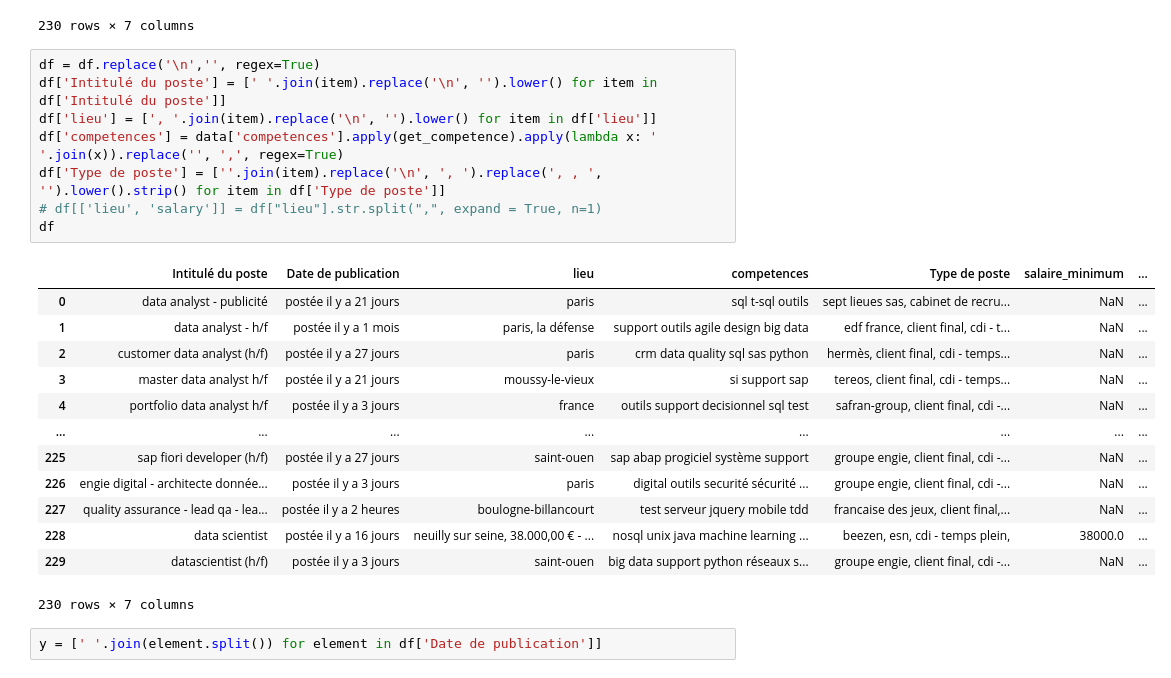
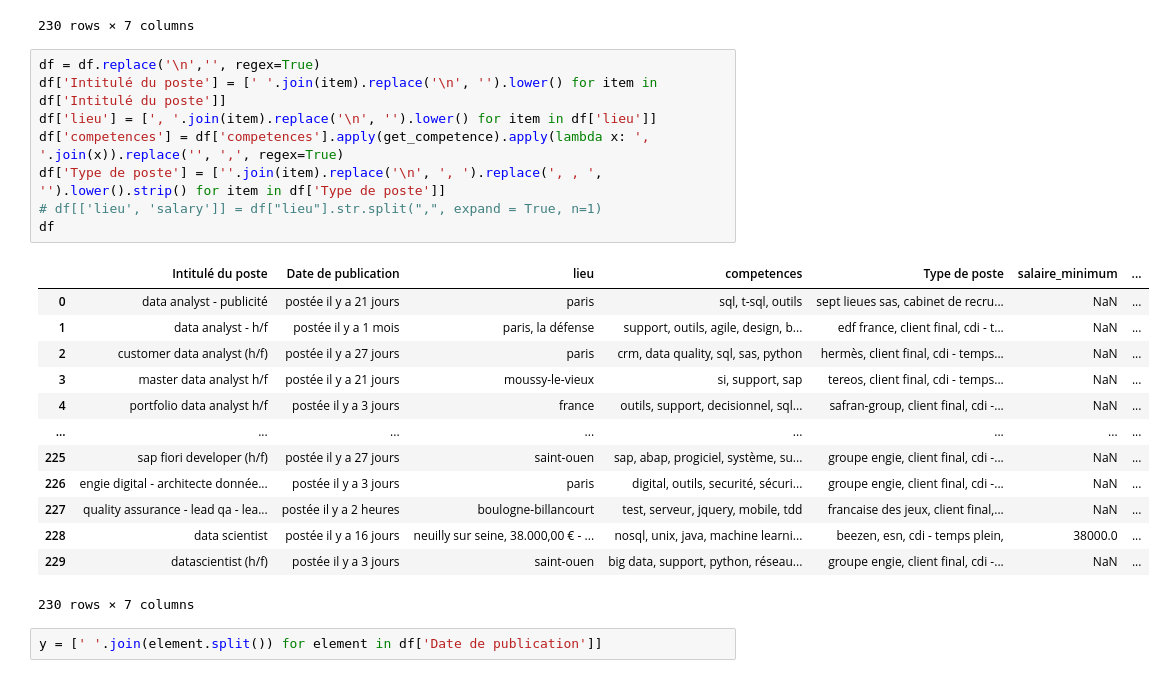
Before and after one commit to data-IA-2022/Find_job_Fengfeng_Asmae_David, a Jupyter notebook: Find_job_Cleaning.ipynb, the cells around one changed output. Cells and saved outputs as stored; diff of their text form.

```diff
--- a/Find_job_Cleaning.ipynb
+++ b/Find_job_Cleaning.ipynb
@@ -55,24 +55,24 @@ df
 # %%
 df = df.replace('\n','', regex=True)
 df['Intitulé du poste'] = [' '.join(item).replace('\n', '').lower() for item in df['Intitulé du poste']]
 df['lieu'] = [', '.join(item).replace('\n', '').lower() for item in df['lieu']]
-df['competences'] = data['competences'].apply(get_competence).apply(lambda x: ' '.join(x)).replace('', ',', regex=True)
+df['competences'] = df['competences'].apply(get_competence).apply(lambda x: ', '.join(x)).replace('', ',', regex=True)
 df['Type de poste'] = [''.join(item).replace('\n', ', ').replace(', , ', '').lower().strip() for item in df['Type de poste']]
 # df[['lieu', 'salary']] = df["lieu"].str.split(",", expand = True, n=1)
 df
 # %% [output]
 |  | Intitulé du poste | Date de publication | lieu | competences | Type de poste | salaire_minimum | ... |
-| 0 | data analyst - publicité | postée il y a 21 jours | paris | sql t-sql outils | sept lieues sas, cabinet de recru... | NaN | ... |
-| 1 | data analyst - h/f | postée il y a 1 mois | paris, la défense | support outils agile design big data | edf france, client final, cdi - t... | NaN | ... |
-| 2 | customer data analyst (h/f) | postée il y a 27 jours | paris | crm data quality sql sas python | hermès, client final, cdi - temps... | NaN | ... |
-| 3 | master data analyst h/f | postée il y a 21 jours | moussy-le-vieux | si support sap | tereos, client final, cdi - temps... | NaN | ... |
-| 4 | portfolio data analyst h/f | postée il y a 3 jours | france | outils support decisionnel sql test | safran-group, client final, cdi -... | NaN | ... |
+| 0 | data analyst - publicité | postée il y a 21 jours | paris | sql, t-sql, outils | sept lieues sas, cabinet de recru... | NaN | ... |
+| 1 | data analyst - h/f | postée il y a 1 mois | paris, la défense | support, outils, agile, design, b... | edf france, client final, cdi - t... | NaN | ... |
+| 2 | customer data analyst (h/f) | postée il y a 27 jours | paris | crm, data quality, sql, sas, python | hermès, client final, cdi - temps... | NaN | ... |
+| 3 | master data analyst h/f | postée il y a 21 jours | moussy-le-vieux | si, support, sap | tereos, client final, cdi - temps... | NaN | ... |
+| 4 | portfolio data analyst h/f | postée il y a 3 jours | france | outils, support, decisionnel, sql... | safran-group, client final, cdi -... | NaN | ... |
 | ... | ... | ... | ... | ... | ... | ... | ... |
-| 225 | sap fiori developer (h/f) | postée il y a 27 jours | saint-ouen | sap abap progiciel système support | groupe engie, client final, cdi -... | NaN | ... |
-| 226 | engie digital - architecte donnée... | postée il y a 3 jours | paris | digital outils securité sécurité ... | groupe engie, client final, cdi -... | NaN | ... |
-| 227 | quality assurance - lead qa - lea... | postée il y a 2 heures | boulogne-billancourt | test serveur jquery mobile tdd | francaise des jeux, client final,... | NaN | ... |
-| 228 | data scientist | postée il y a 16 jours | neuilly sur seine, 38.000,00 € - ... | nosql unix java machine learning ... | beezen, esn, cdi - temps plein, | 38000.0 | ... |
-| 229 | datascientist (h/f) | postée il y a 3 jours | saint-ouen | big data support python réseaux s... | groupe engie, client final, cdi -... | NaN | ... |
+| 225 | sap fiori developer (h/f) | postée il y a 27 jours | saint-ouen | sap, abap, progiciel, système, su... | groupe engie, client final, cdi -... | NaN | ... |
+| 226 | engie digital - architecte donnée... | postée il y a 3 jours | paris | digital, outils, securité, sécuri... | groupe engie, client final, cdi -... | NaN | ... |
+| 227 | quality assurance - lead qa - lea... | postée il y a 2 heures | boulogne-billancourt | test, serveur, jquery, mobile, tdd | francaise des jeux, client final,... | NaN | ... |
+| 228 | data scientist | postée il y a 16 jours | neuilly sur seine, 38.000,00 € - ... | nosql, unix, java, machine learni... | beezen, esn, cdi - temps plein, | 38000.0 | ... |
+| 229 | datascientist (h/f) | postée il y a 3 jours | saint-ouen | big data, support, python, réseau... | groupe engie, client final, cdi -... | NaN | ... |
 230 rows × 7 columns
 # %%
 y = [' '.join(element.split()) for element in df['Date de publication']]
```
Also changed, not shown: parts of 4 cells of this notebook, 3 other files.
